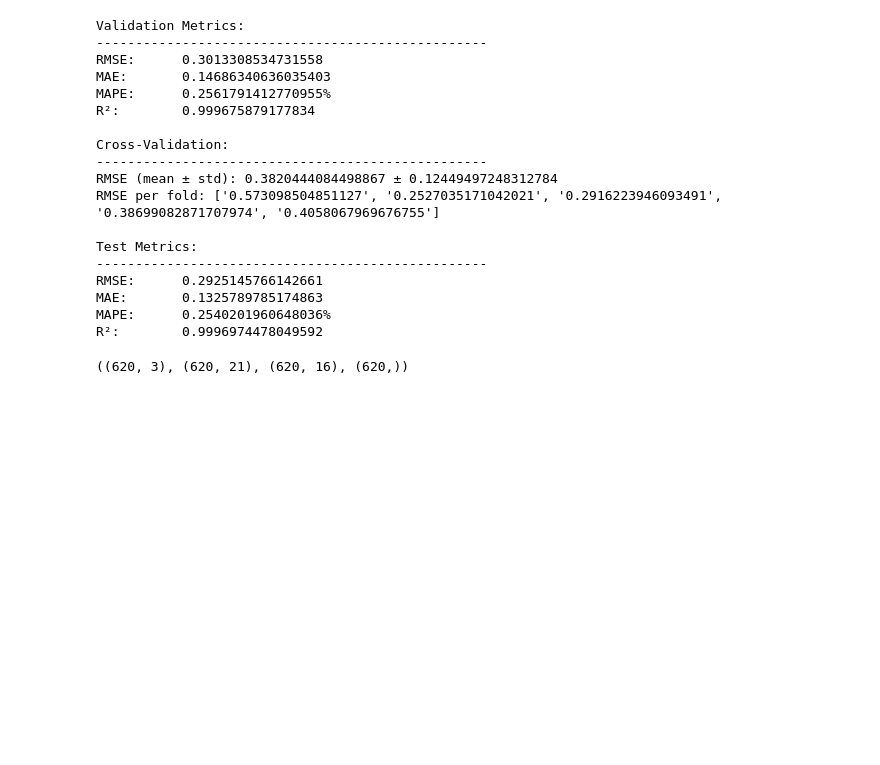
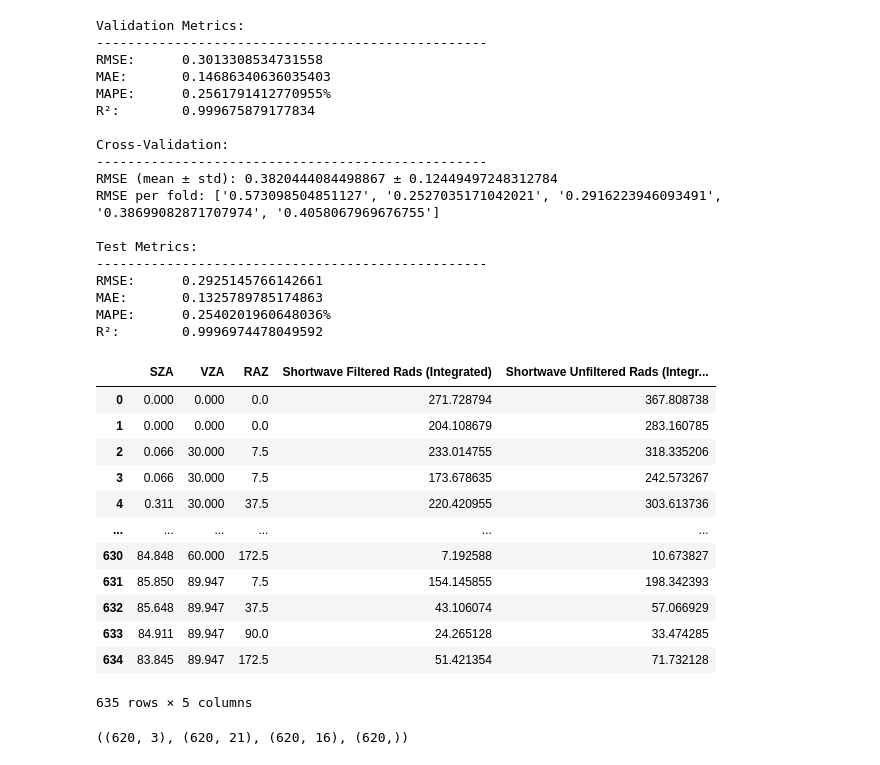
Before and after one commit to LASP-Libera/libera_unfiltering, a Jupyter notebook: nb_pt1.ipynb, the cells around one changed output. Saved outputs shown, nothing was run; the diff lists cells and outputs as text; code cells hidden in the pictures; blank space fills up the shorter version.

```diff
--- a/nb_pt1.ipynb
+++ b/nb_pt1.ipynb
@@ -2526,6 +2549,22 @@ test_lw_no_geos_ds = pd.concat(
     ],
     axis=1
 )
+# %%
+test_sw_geos_ds
+# %% [output]
+|  | SZA | VZA | RAZ | Shortwave Filtered Rads (Integrated) | Shortwave Unfiltered Rads (Integr... |
+| 0 | 0.000 | 0.000 | 0.0 | 271.728794 | 367.808738 |
+| 1 | 0.000 | 0.000 | 0.0 | 204.108679 | 283.160785 |
+| 2 | 0.066 | 30.000 | 7.5 | 233.014755 | 318.335206 |
+| 3 | 0.066 | 30.000 | 7.5 | 173.678635 | 242.573267 |
+| 4 | 0.311 | 30.000 | 37.5 | 220.420955 | 303.613736 |
+| ... | ... | ... | ... | ... | ... |
+| 630 | 84.848 | 60.000 | 172.5 | 7.192588 | 10.673827 |
+| 631 | 85.850 | 89.947 | 7.5 | 154.145855 | 198.342393 |
+| 632 | 85.648 | 89.947 | 37.5 | 43.106074 | 57.066929 |
+| 633 | 84.911 | 89.947 | 90.0 | 24.265128 | 33.474285 |
+| 634 | 83.845 | 89.947 | 172.5 | 51.421354 | 71.732128 |
+635 rows × 5 columns
 # %%
 np.shape(geos), np.shape(meta_test_lw_no_geos), np.shape(X_test_lw_no_geos), np.shape(y_test_lw_no_geos)
 # %% [output]
```
Also changed, not shown: parts of 8 cells of this notebook, 1 other file.
